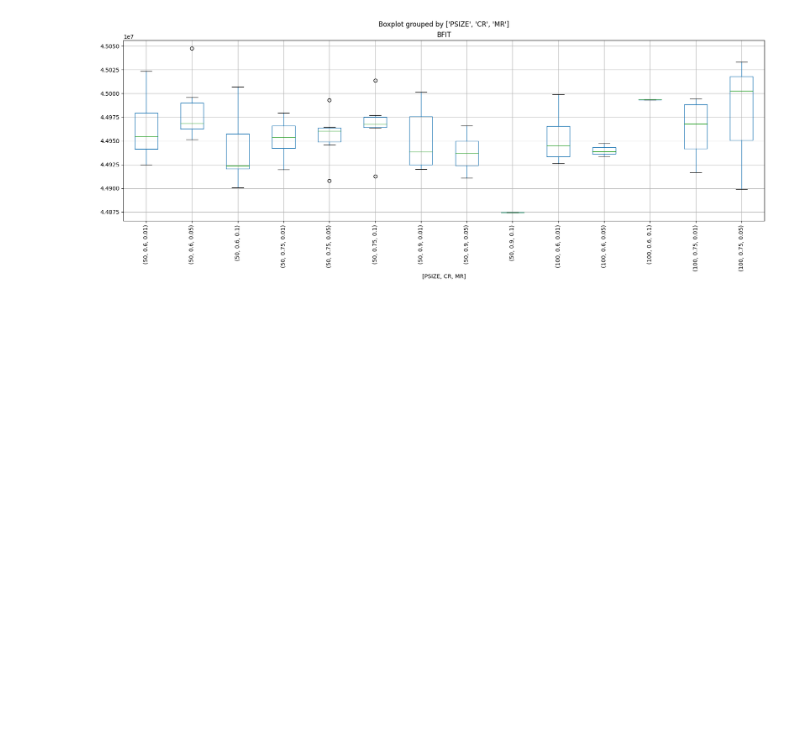
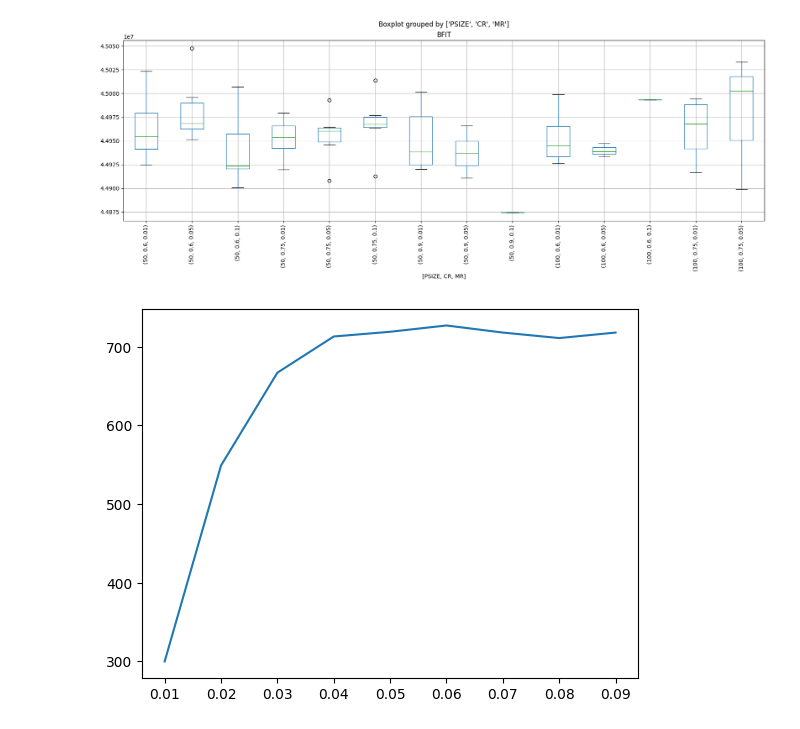
Before and after one commit to pnovoa/eapractci, a Jupyter notebook: report.ipynb, the cells around one changed output. Cells and saved outputs as stored; diff of their text form; code cells hidden in the pictures; blank space fills up the shorter version.

```diff
--- a/report.ipynb
+++ b/report.ipynb
@@ -62,3 +62,46 @@ df_best.loc[:, ['PSIZE', 'CR', 'MR', 'BFIT']].boxplot(by=['PSIZE', 'CR', 'MR'],
 # %% [output]
 <AxesSubplot: title={'center': 'BFIT'}, xlabel='[PSIZE, CR, MR]'>
 [figure]
+# %%
+import gaoper as go
+from qap import QAProblem
+import matplotlib.pyplot as plt
+
+qaprob = QAProblem.build_from_file("tai256c.dat")
+
+
+npar = 50
+nchilds = 30
+perc_list = np.arange(0.00, 0.1, 0.01)[1:]
+results = np.zeros((len(perc_list), 4))
+
+iterv = 0
+for per in perc_list:
+    np.random.seed(456342)
+    times_better = 0
+    globalbest_fit = np.Inf
+    for i in range(npar):
+        parsol = np.random.permutation(qaprob.n)
+        parfit = qaprob(parsol)
+        bestsol = parsol.copy()
+        bestfit = parfit
+        for j in range(nchilds):
+            newsol = go.max_flow_min_dist(bestsol, qaprob, rep_perc=per)
+            newfit = qaprob(newsol)
+            if newfit < parfit:
+                times_better += 1
+
+            if newfit < bestfit:
+                bestsol = newsol.copy()
+                bestfit = newfit
+
+        if bestfit < globalbest_fit:
+            globalbest_fit = bestfit
+
+    results[iterv, :] = np.array([per, times_better, times_better/(npar*nchilds), globalbest_fit])
+    iterv += 1
+
+plt.plot(results[:,0], results[:,1])
+plt.show()
+# %% [output]
+[figure, added]
```
Also changed, not shown: parts of 3 cells of this notebook, 3 other files.
